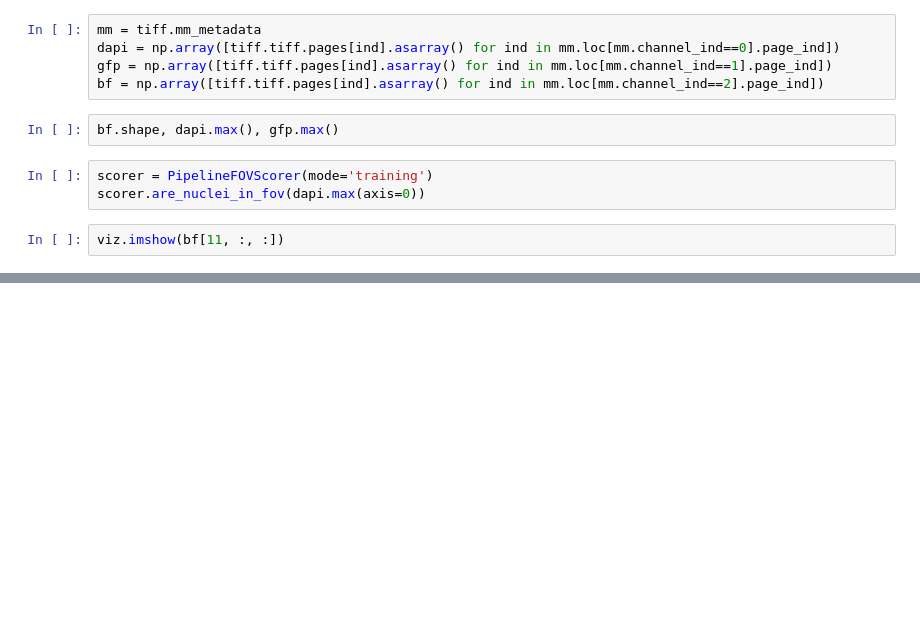
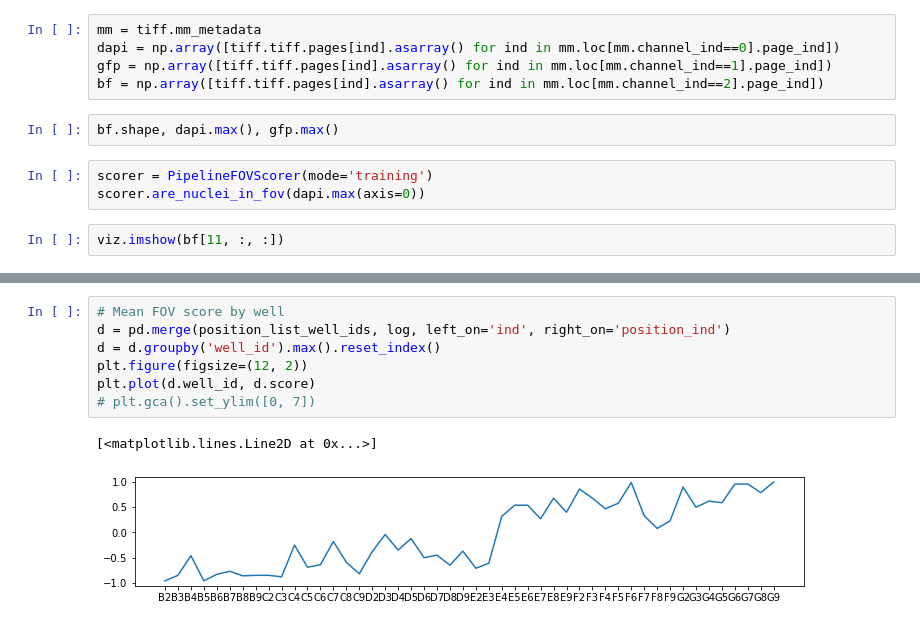
Before and after one commit to czbiohub-sf/2021-opencell-microscopy-automation, a Jupyter notebook: notebooks/analyze-dragonfly-tests.ipynb, the cells around one changed output, grey strips where cells are left out. Cells and saved outputs as stored; diff of their text form; blank space fills up the shorter version.

```diff
--- a/notebooks/analyze-dragonfly-tests.ipynb
+++ b/notebooks/analyze-dragonfly-tests.ipynb
@@ -569,0 +615,10 @@ Changes
+# %%
+# Mean FOV score by well
+d = pd.merge(position_list_well_ids, log, left_on='ind', right_on='position_ind')
+d = d.groupby('well_id').max().reset_index()
+plt.figure(figsize=(12, 2))
+plt.plot(d.well_id, d.score)
+# plt.gca().set_ylim([0, 7])
+# %% [output]
+[<matplotlib.lines.Line2D at 0x...>]
+[figure, added]
```
Also changed, not shown: parts of 22 cells of this notebook.
